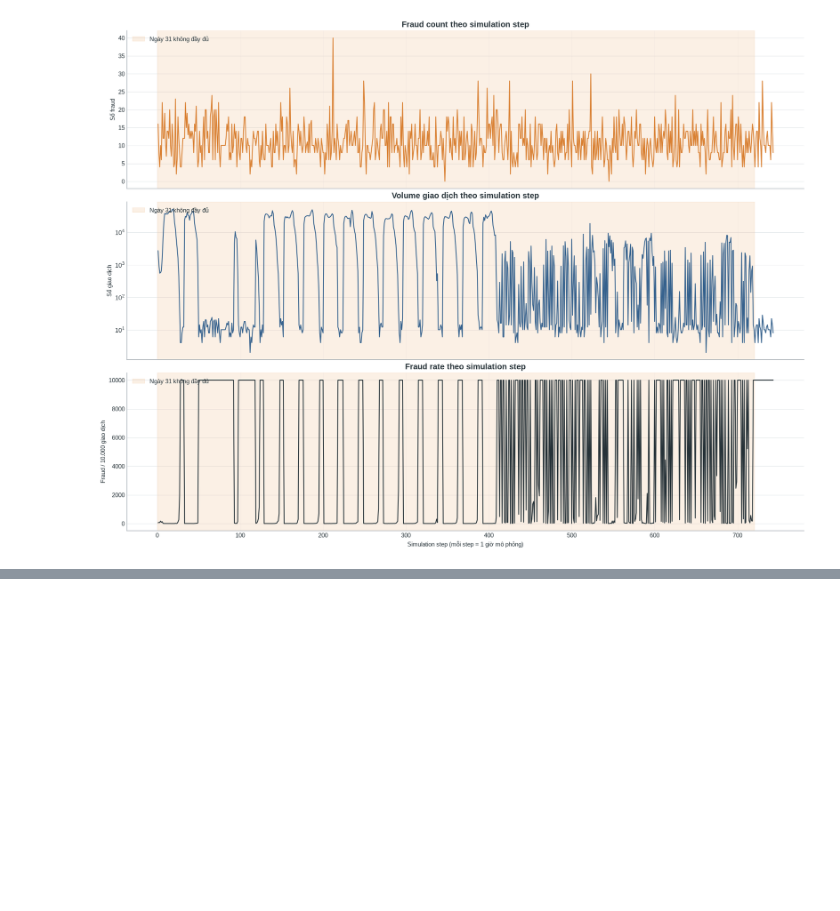
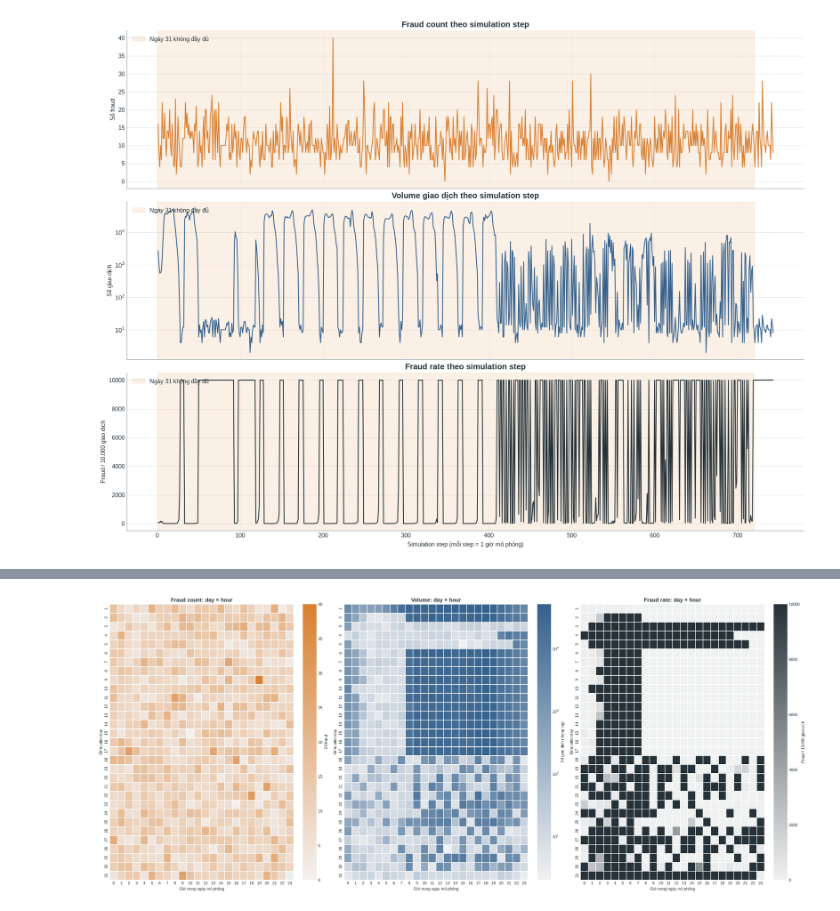
Before and after one commit to ItsLewis-DE/fraudguard-streaming-pipeline, a Jupyter notebook: notebooks/EDA.ipynb, the cells around one changed output, grey strips where cells are left out. Drawn from its saved outputs; the diff is of its cells as text; code cells hidden in the pictures; blank space fills up the shorter version.

Commit message:
feature_x_hour

```diff
--- a/notebooks/EDA.ipynb
+++ b/notebooks/EDA.ipynb
@@ -997,0 +988,79 @@ plt.show()
+# %%
+from matplotlib.colors import LogNorm
+
+heatmap_days = pd.Index(
+    range(1,int(hourly_summary["step_day"].max() +1)),
+    name = "step_day"
+)
+heatmap_hours = pd.Index(range(24),name="hour_of_day")
+
+def make_temporal_matrix(value_column: str) ->pd.DataFrame:
+    return (
+        hourly_summary.pivot(
+            index="step_day",
+            columns="hour_of_day",
+            values = value_column,
+    )
+    .reindex(index = heatmap_days,columns=heatmap_hours)
+)
+
+fraud_count_matrix = make_temporal_matrix("fraud_count")
+volume_matrix = make_temporal_matrix("row_count")
+volume_matrix = volume_matrix.replace(0,np.nan)
+fraud_rate_matrix = make_temporal_matrix("fraud_per_10k")
+
+fig, axes = plt.subplots(
+    nrows=1,
+    ncols=3,
+    figsize=(24, 10),
+    constrained_layout=True,
+)
+
+for ax in axes:
+    ax.set_facecolor("#ECEFF1")
+
+sns.heatmap(
+    fraud_count_matrix,
+    cmap=sns.light_palette(ORANGE, as_cmap=True),
+    linewidths=0.15,
+    linecolor="white",
+    cbar_kws={"label": "Số fraud"},
+    ax=axes[0],
+)
+axes[0].set_title("Fraud count: day × hour")
+
+sns.heatmap(
+    volume_matrix,
+    cmap=sns.light_palette(BLUE, as_cmap=True),
+    norm=LogNorm(
+        vmin=volume_matrix.stack().min(),
+        vmax=volume_matrix.stack().max(),
+    ),
+    linewidths=0.15,
+    linecolor="white",
+    cbar_kws={"label": "Số giao dịch (thang log)"},
+    ax=axes[1],
+)
+axes[1].set_title("Volume: day × hour")
+
+sns.heatmap(
+    fraud_rate_matrix,
+    cmap=sns.light_palette(INK, as_cmap=True),
+    vmin=0,
+    vmax=fraud_rate_matrix.stack().max(),
+    linewidths=0.15,
+    linecolor="white",
+    cbar_kws={"label": "Fraud / 10.000 giao dịch"},
+    ax=axes[2],
+)
+
+axes[2].set_title("Fraud rate: day × hour")
+
+for ax in axes:
+    ax.set_xlabel("Giờ trong ngày mô phỏng")
+    ax.set_ylabel("Simulation day")
+    ax.tick_params(axis="x", rotation=0)
+
+plt.show()
+# %% [output]
+[figure, added]
```
Also changed, not shown: parts of 6 cells of this notebook, 4 other files.
